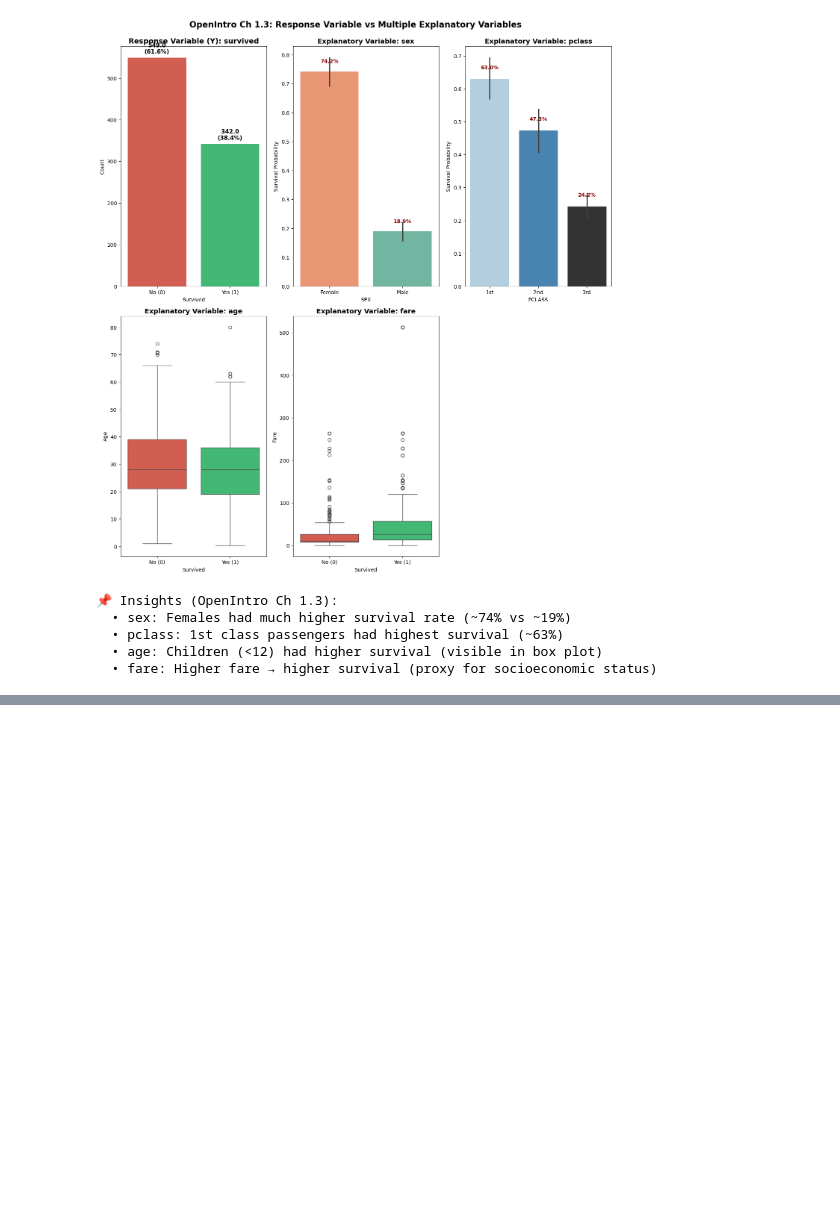
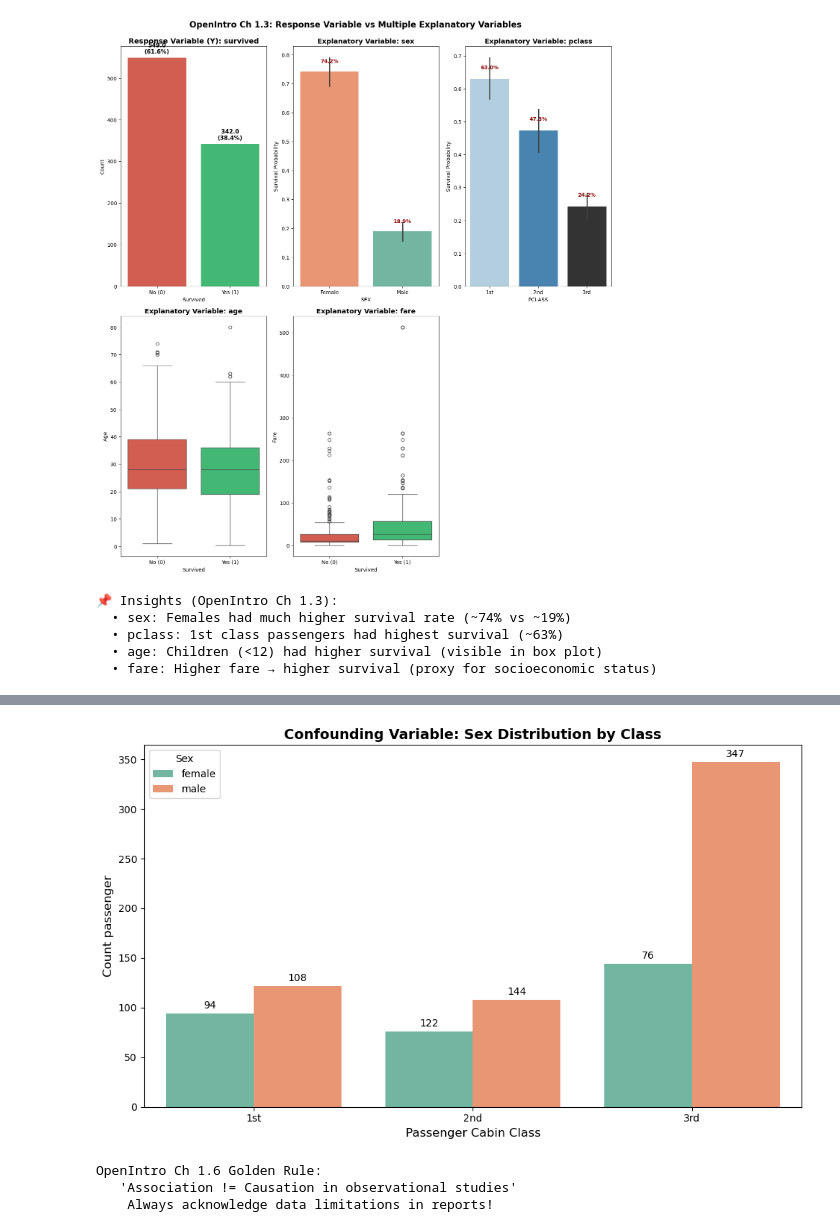
Before and after one commit to zhang196937-ops/titanic-statistical-analysis, a Jupyter notebook: notebooks/01_data_understanding.ipynb, the cells around one changed output, grey strips where cells are left out. Cells and saved outputs as stored; diff of their text form; code cells hidden in the pictures; blank space fills up the shorter version.

```diff
--- a/notebooks/01_data_understanding.ipynb
+++ b/notebooks/01_data_understanding.ipynb
@@ -431,3 +431,79 @@ Step 4.2: Variable response (Y) vs variables explanatary (X)
   • pclass: 1st class passengers had highest survival (~63%)
   • age: Children (<12) had higher survival (visible in box plot)
   • fare: Higher fare → higher survival (proxy for socioeconomic status)
+# %%
+# OpenIntro Ch 1: Limitations of Observational Studies
+from matplotlib.ticker import FixedLocator
+print("="*70)
+print("✅ Step 5: Observational Study Limitations")
+print("="*70)
+
+# list sql: select pclass, sum(survived)/count(1) from table group by pclass
+class_survival = df.groupby('pclass')['survived'].mean().reset_index()
+# define columns name for dataframe class_survival.
+class_survival.columns = ['pclass', 'survival_rate']
+
+print("Cabin class is related to survival rate (Observed Association):")
+#index=False, in the output, it doesnot include row index (0,1,2,3....)
+print(class_survival.to_string(index=False))
+print("\nCritical Question (OpenIntro Ch 1):")
+print("   'Does buying 1st class CAUSE higher survival?'")
+print("\n WRONG Conclusion: '1st class -> causes survival'")
+print(" CORRECT Conclusion: '1st class passengers HAD higher survival rates'")
+print("\n Why the difference?")
+print("   • This is an OBSERVATIONAL STUDY (not an experiment)")
+print("   • No 'RANDOM' assignment to cabin classes")
+print("   • CONFOUNDING VARIABLES likely explain the association:")
+print("        - Cabin location (1st class closer to lifeboats)")
+print("        - Passenger demographics (age, gender distribution by class)")
+print("        - Social norms ('women and children first' applied unevenly by class)")
+
+#Visualizing confounding variables: Cabin class and gender distribution
+#fig = 1, ax =1, 1 row and 1 chart.
+fig, ax = plt.subplots(figsize=(10, 6))
+sns.countplot(
+    data=df,
+    x='pclass',
+    hue='sex',
+    palette='Set2'
+)
+ax.set_title('Confounding Variable: Sex Distribution by Class',
+             fontsize=14, fontweight='bold')
+ax.set_xlabel('Passenger Cabin Class', fontsize=12)
+ax.set_ylabel('Count passenger', fontsize=12)
+#pclass = [1,2,3] -->FixedLocator([0,1,2])
+#scale position.
+ax.xaxis.set_major_locator(FixedLocator([0,1,2]))
+ax.set_xticklabels(['1st', '2nd', '3rd'])
+ax.legend(title='Sex')
+
+counts_sex_pclass = df.groupby(['pclass', 'sex']).size().reset_index(name='count')
+bars = ax.patches
+
+# Since there are 3 classes and 2 sexes, bars are arranged:
+# Bar 0: pclass=1, sex=male
+# Bar 1: pclass=1, sex=female
+# Bar 2: pclass=2, sex=male
+# Bar 3: pclass=2, sex=female
+# Bar 4: pclass=3, sex=male
+# Bar 5: pclass=3, sex=female
+
+# Add labels matching your DataFrame order
+for i, (index, row) in enumerate(counts_sex_pclass.iterrows()):
+    if i < len(bars):  # Safety check
+        bar = bars[i]
+        height = bar.get_height()
+        x = bar.get_x() + bar.get_width() / 2
+        y = height
+        ax.text(x, y + 5, f'{row["count"]}',
+                ha='center', fontsize=10)#, fontweight='bold')#, color='darkblue')
+
+plt.tight_layout()
+figure_path = '../reports/figures/ch1_confounding_variable.png'
+plt.savefig(figure_path, dpi=300, bbox_inches='tight')
+plt.show()
+
+print("\nOpenIntro Ch 1 Golden Rule:")
+print("   'Association != Causation in observational studies'")
+print("    Always acknowledge data limitations in reports!")
+# %% [output]
@@ -433,0 +527,4 @@ Step 4.2: Variable response (Y) vs variables explanatary (X)
+[figure, added]
+OpenIntro Ch 1.6 Golden Rule:
+   'Association != Causation in observational studies'
+    Always acknowledge data limitations in reports!
```
Also changed, not shown: parts of 3 cells of this notebook.
